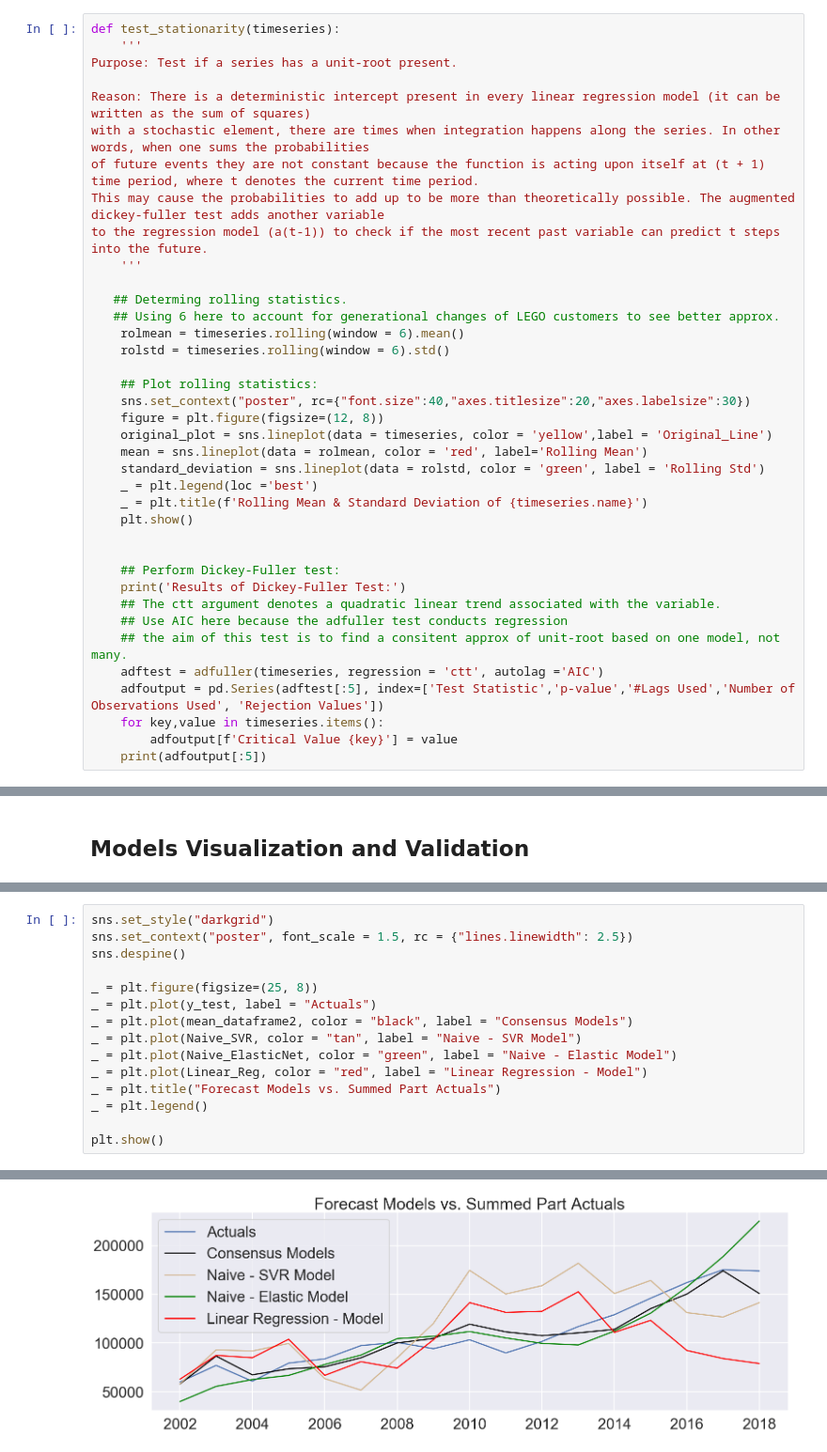
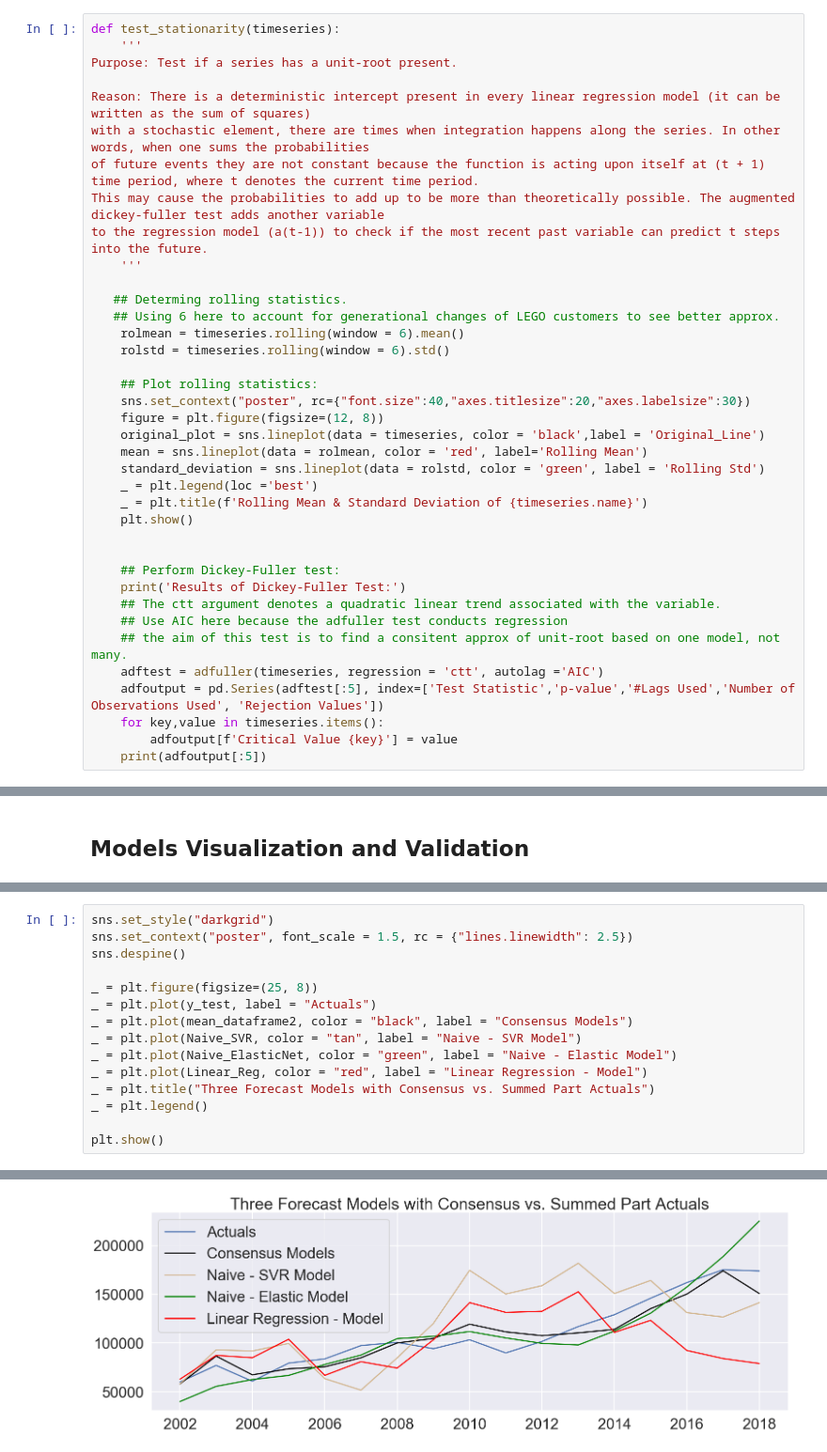
Before and after one commit to Milesperhour23/lego, a Jupyter notebook: MilesTaylor_LegoFinal.ipynb, the cells around one changed output, grey strips where cells are left out. Shown at 94% size. Drawn from its saved outputs; the diff is of its cells as text.

```diff
--- a/MilesTaylor_LegoFinal.ipynb
+++ b/MilesTaylor_LegoFinal.ipynb
@@ -319,7 +325,7 @@ to the regression model (a(t-1)) to check if the most recent past variable can p
     ## Plot rolling statistics:
     sns.set_context("poster", rc={"font.size":40,"axes.titlesize":20,"axes.labelsize":30})
     figure = plt.figure(figsize=(12, 8))
-    original_plot = sns.lineplot(data = timeseries, color = 'yellow',label = 'Original_Line')
+    original_plot = sns.lineplot(data = timeseries, color = 'black',label = 'Original_Line')
     mean = sns.lineplot(data = rolmean, color = 'red', label='Rolling Mean')
     standard_deviation = sns.lineplot(data = rolstd, color = 'green', label = 'Rolling Std')
     _ = plt.legend(loc ='best')
@@ -1219,18 +1062,18 @@ plt.show()
 # %%
 sns.set_style("darkgrid")
 sns.set_context("poster", font_scale = 1.5, rc = {"lines.linewidth": 2.5})
 sns.despine()
 
 _ = plt.figure(figsize=(25, 8))
 _ = plt.plot(y_test, label = "Actuals")
 _ = plt.plot(mean_dataframe2, color = "black", label = "Consensus Models")
 _ = plt.plot(Naive_SVR, color = "tan", label = "Naive - SVR Model")
 _ = plt.plot(Naive_ElasticNet, color = "green", label = "Naive - Elastic Model")
 _ = plt.plot(Linear_Reg, color = "red", label = "Linear Regression - Model")
-_ = plt.title("Forecast Models vs. Summed Part Actuals")
+_ = plt.title("Three Forecast Models with Consensus vs. Summed Part Actuals")
 _ = plt.legend()
 
 plt.show()
 # %% [output]
 <Figure size 432x288 with 0 Axes>
-[figure, old version]
+[figure, new version]
```
Also changed, not shown: parts of 15 cells of this notebook.
